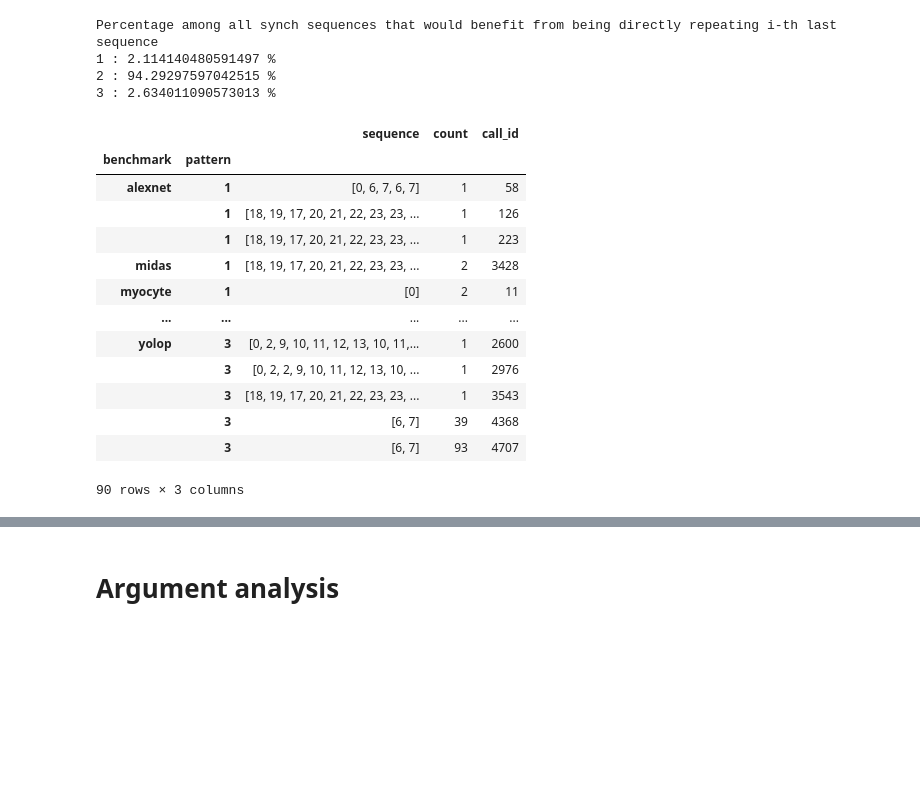
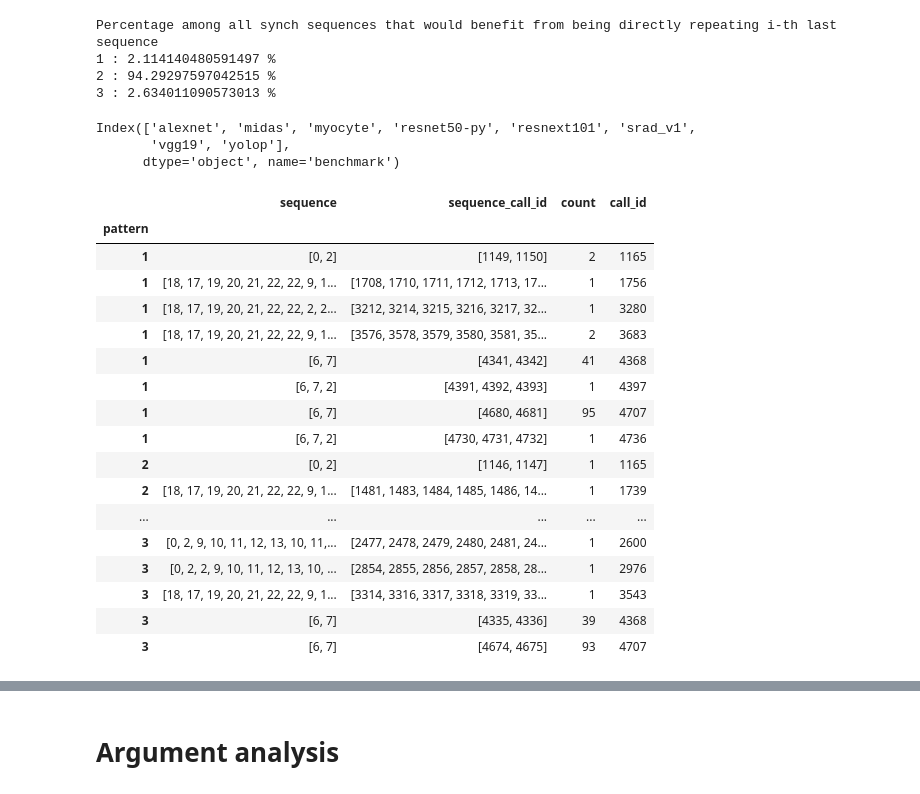
Before and after one commit to spcl/gpuless-thesis, a Jupyter notebook: optimistic-execution-analysis/analysis.ipynb, the cells around one changed output, grey strips where cells are left out. Cells and saved outputs as stored; diff of their text form; code cells hidden in the pictures; blank space fills up the shorter version.

```diff
--- a/optimistic-execution-analysis/analysis.ipynb
+++ b/optimistic-execution-analysis/analysis.ipynb
@@ -69,6 +69,8 @@ pathfinder
 # Sequence analysis
 # %%
 df = pd.read_pickle("traces.pkl")
+# remove "Number" operation (trace from cudnn get algo)
+df = df.drop(df[df.op == "Number"].index)
 df.info()
 # %% [output]
 <class 'pandas.core.frame.DataFrame'>
@@ -174,17 +180,22 @@ df["sequence"] = np.nan
 for benchmark in df.index.levels[0]:
     print(benchmark)
     benchmark_df = df.loc[benchmark]
-    pattern_data = {'call_id': [], 'sequence': []}
+    pattern_data = {'call_id': [], 'sequence': [], 'sequence_call_id': []}
     sequence = []
+    sequence_call_id = []
     for idx, row in benchmark_df.iterrows():
         if row["op"] == "Synchronization":
             pattern_data['call_id'].append(idx)
             pattern_data['sequence'].append(sequence)
+            pattern_data['sequence_call_id'].append(sequence_call_id)
             sequence = []
+            sequence_call_id = []
         else:
             sequence.append(row["op_id"])
+            sequence_call_id.append(idx)
 
     df.loc[(benchmark, pattern_data['call_id']), 'sequence'] = pattern_data['sequence']
+    df.loc[(benchmark, pattern_data['call_id']), 'sequence_call_id'] = pattern_data['sequence_call_id']
 # %% [output]
 alexnet
 bfs
@@ -229,7 +240,7 @@ Name: sequence, Length: 64, dtype: int64
 # %%
 df_sequence = df.dropna(subset=['sequence'])
 # One has to reset the index to remove benchmarks with no sequences
-df_sequence.reset_index(inplace=True)
-df_sequence.set_index(['benchmark', 'call_id'], inplace=True)
+# df_sequence.reset_index(inplace=True)
+# df_sequence.set_index(['benchmark', 'call_id'], inplace=True)
 df_sequence.index.levels[0].unique()
 # %% [output]
@@ -312,23 +348,33 @@ Percentage among all synch sequences that would benefit from being directly repe
 1 : 2.114140480591497 %
 2 : 94.29297597042515 %
 3 : 2.634011090573013 %
+# %%
+optimistic_df.index.levels[0].unique()
+# %% [output]
+Index(['alexnet', 'midas', 'myocyte', 'resnet50-py', 'resnext101', 'srad_v1',
+       'vgg19', 'yolop'],
+      dtype='object', name='benchmark')
 # %%
-optimistic_df
+optimistic_df.loc['yolop']
 # %% [output]
-|  |  | sequence | count | call_id |
-| benchmark | pattern |  |  |  |
-| alexnet | 1 | [0, 6, 7, 6, 7] | 1 | 58 |
-|  | 1 | [18, 19, 17, 20, 21, 22, 23, 23, ... | 1 | 126 |
-|  | 1 | [18, 19, 17, 20, 21, 22, 23, 23, ... | 1 | 223 |
-| midas | 1 | [18, 19, 17, 20, 21, 22, 23, 23, ... | 2 | 3428 |
-| myocyte | 1 | [0] | 2 | 11 |
+|  | sequence | sequence_call_id | count | call_id |
+| pattern |  |  |  |  |
+| 1 | [0, 2] | [1149, 1150] | 2 | 1165 |
+| 1 | [18, 17, 19, 20, 21, 22, 22, 9, 1... | [1708, 1710, 1711, 1712, 1713, 17... | 1 | 1756 |
+| 1 | [18, 17, 19, 20, 21, 22, 22, 2, 2... | [3212, 3214, 3215, 3216, 3217, 32... | 1 | 3280 |
+| 1 | [18, 17, 19, 20, 21, 22, 22, 9, 1... | [3576, 3578, 3579, 3580, 3581, 35... | 2 | 3683 |
+| 1 | [6, 7] | [4341, 4342] | 41 | 4368 |
+| 1 | [6, 7, 2] | [4391, 4392, 4393] | 1 | 4397 |
+| 1 | [6, 7] | [4680, 4681] | 95 | 4707 |
+| 1 | [6, 7, 2] | [4730, 4731, 4732] | 1 | 4736 |
+| 2 | [0, 2] | [1146, 1147] | 1 | 1165 |
+| 2 | [18, 17, 19, 20, 21, 22, 22, 9, 1... | [1481, 1483, 1484, 1485, 1486, 14... | 1 | 1739 |
 | ... | ... | ... | ... | ... |
-| yolop | 3 | [0, 2, 9, 10, 11, 12, 13, 10, 11,... | 1 | 2600 |
-|  | 3 | [0, 2, 2, 9, 10, 11, 12, 13, 10, ... | 1 | 2976 |
-|  | 3 | [18, 19, 17, 20, 21, 22, 23, 23, ... | 1 | 3543 |
-|  | 3 | [6, 7] | 39 | 4368 |
-|  | 3 | [6, 7] | 93 | 4707 |
+| 3 | [0, 2, 9, 10, 11, 12, 13, 10, 11,... | [2477, 2478, 2479, 2480, 2481, 24... | 1 | 2600 |
+| 3 | [0, 2, 2, 9, 10, 11, 12, 13, 10, ... | [2854, 2855, 2856, 2857, 2858, 28... | 1 | 2976 |
+| 3 | [18, 17, 19, 20, 21, 22, 22, 9, 1... | [3314, 3316, 3317, 3318, 3319, 33... | 1 | 3543 |
+| 3 | [6, 7] | [4335, 4336] | 39 | 4368 |
+| 3 | [6, 7] | [4674, 4675] | 93 | 4707 |
-90 rows × 3 columns
 # %%
 # Percentage among all synch calls that would benefit from being optimistically executed for each benchmark
 synch_tot = df.loc[df["op"] == "Synchronization"].groupby("benchmark").count()
```
Also changed, not shown: parts of 28 cells of this notebook, 8 other files.
